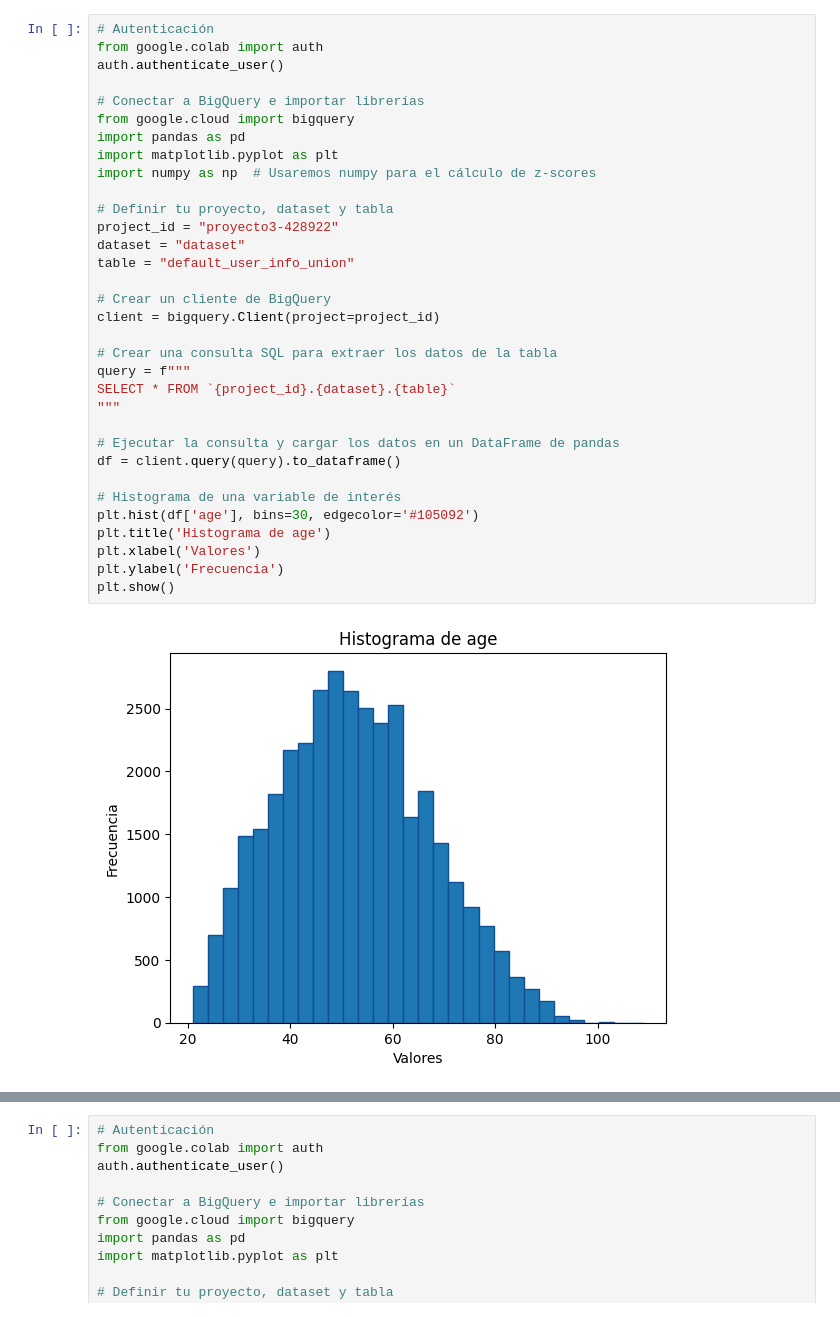
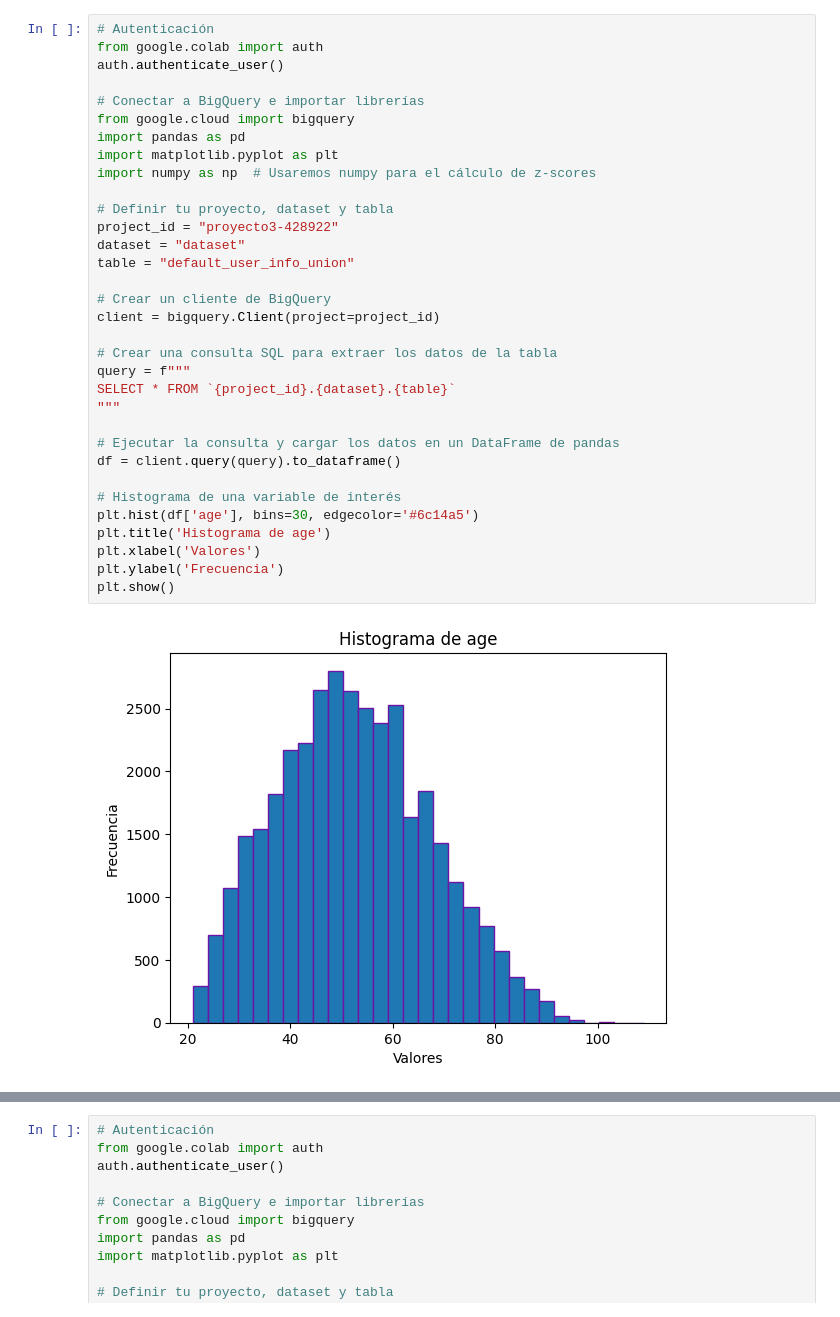
Before and after one commit to VeronicaDomR/Proyecto_Riesgo_relativo, a Jupyter notebook: Proyecto3.ipynb, the cells around one changed output, grey strips where cells are left out. Saved outputs shown, nothing was run; the diff lists cells and outputs as text.

```diff
--- a/Proyecto3.ipynb
+++ b/Proyecto3.ipynb
@@ -26,35 +6,35 @@ from google.colab import auth
 auth.authenticate_user()
 
 # Conectar a BigQuery e importar librerías
 from google.cloud import bigquery
 import pandas as pd
 import matplotlib.pyplot as plt
 import numpy as np  # Usaremos numpy para el cálculo de z-scores
 
 # Definir tu proyecto, dataset y tabla
 project_id = "proyecto3-428922"
 dataset = "dataset"
 table = "default_user_info_union"
 
 # Crear un cliente de BigQuery
 client = bigquery.Client(project=project_id)
 
 # Crear una consulta SQL para extraer los datos de la tabla
 query = f"""
 SELECT * FROM `{project_id}.{dataset}.{table}`
 """
 
 # Ejecutar la consulta y cargar los datos en un DataFrame de pandas
 df = client.query(query).to_dataframe()
 
 # Histograma de una variable de interés
-plt.hist(df['age'], bins=30, edgecolor='#105092')
+plt.hist(df['age'], bins=30, edgecolor='#6c14a5')
 plt.title('Histograma de age')
 plt.xlabel('Valores')
 plt.ylabel('Frecuencia')
 plt.show()
 # %% [output]
-[figure, old version]
+[figure, new version]
 # %%
 # Autenticación
 from google.colab import auth
```
Also changed, not shown: parts of 12 cells of this notebook.
